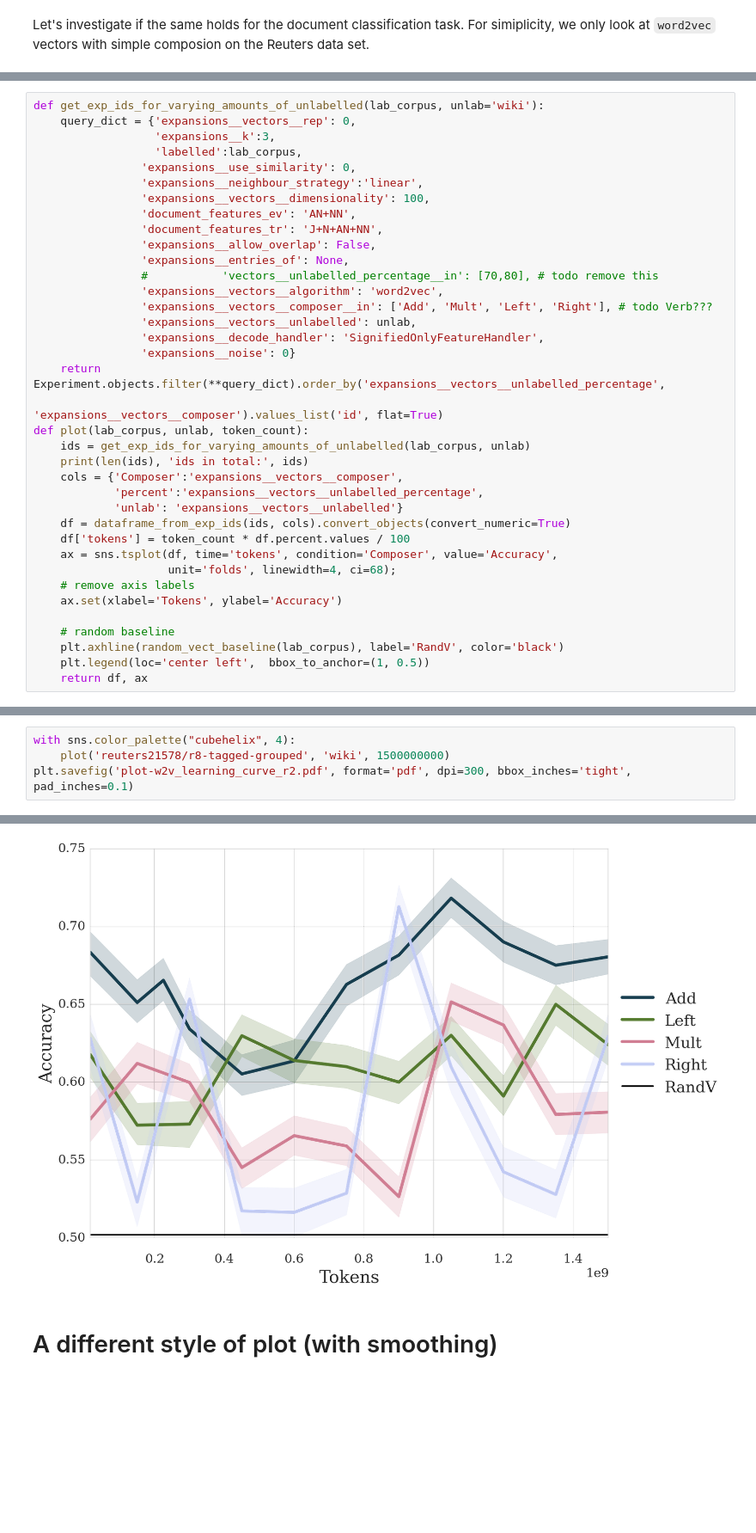
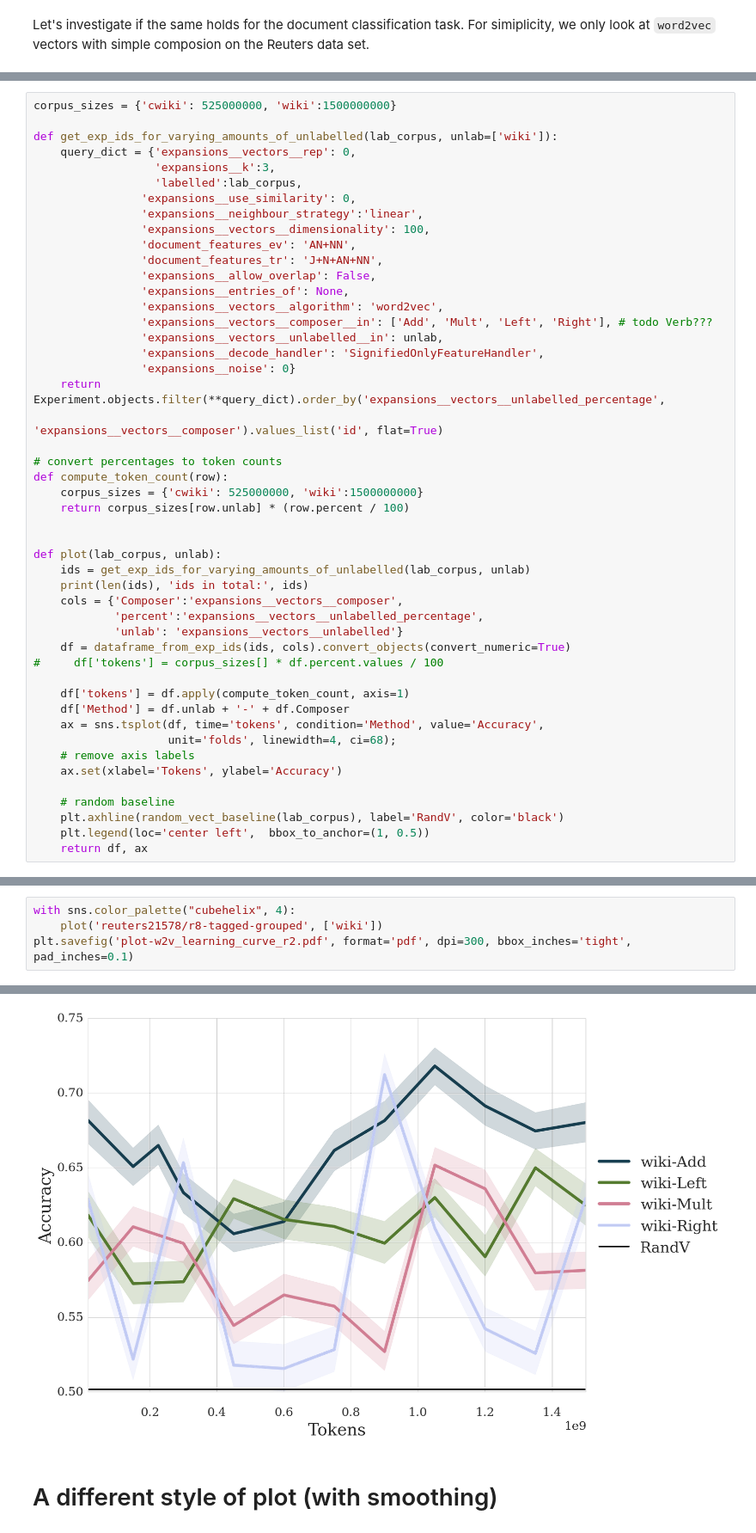
Before and after one commit to mbatchkarov/ExpLosion, a Jupyter notebook: notebooks/effect_of_unlabelled_size.ipynb, the cells around one changed output, grey strips where cells are left out. Shown at 86% size. Drawn from its saved outputs; the diff is of its cells as text; blank space fills up the shorter version.

Commit message:
tweaked learning curve plots

```diff
--- a/notebooks/effect_of_unlabelled_size.ipynb
+++ b/notebooks/effect_of_unlabelled_size.ipynb
@@ -17,5 +17,7 @@ sns.categorical.bootstrap = my_bootstrap
 # %%
-def get_exp_ids_for_varying_amounts_of_unlabelled(lab_corpus, unlab='wiki'):
+corpus_sizes = {'cwiki': 525000000, 'wiki':1500000000}
+
+def get_exp_ids_for_varying_amounts_of_unlabelled(lab_corpus, unlab=['wiki']):
     query_dict = {'expansions__vectors__rep': 0,
                   'expansions__k':3,
                   'labelled':lab_corpus,
@@ -26,23 +28,32 @@ def get_exp_ids_for_varying_amounts_of_unlabelled(lab_corpus, unlab='wiki'):
                 'document_features_tr': 'J+N+AN+NN',
                 'expansions__allow_overlap': False,
                 'expansions__entries_of': None,
-                #           'vectors__unlabelled_percentage__in': [70,80], # todo remove this
                 'expansions__vectors__algorithm': 'word2vec',
                 'expansions__vectors__composer__in': ['Add', 'Mult', 'Left', 'Right'], # todo Verb???
-                'expansions__vectors__unlabelled': unlab,
+                'expansions__vectors__unlabelled__in': unlab,
                 'expansions__decode_handler': 'SignifiedOnlyFeatureHandler',
                 'expansions__noise': 0}
     return Experiment.objects.filter(**query_dict).order_by('expansions__vectors__unlabelled_percentage',
                                                            'expansions__vectors__composer').values_list('id', flat=True)
-def plot(lab_corpus, unlab, token_count):
+
+# convert percentages to token counts
+def compute_token_count(row):
+    corpus_sizes = {'cwiki': 525000000, 'wiki':1500000000}
+    return corpus_sizes[row.unlab] * (row.percent / 100)
+
+
+def plot(lab_corpus, unlab):
     ids = get_exp_ids_for_varying_amounts_of_unlabelled(lab_corpus, unlab)
     print(len(ids), 'ids in total:', ids)
     cols = {'Composer':'expansions__vectors__composer',
             'percent':'expansions__vectors__unlabelled_percentage',
             'unlab': 'expansions__vectors__unlabelled'}
     df = dataframe_from_exp_ids(ids, cols).convert_objects(convert_numeric=True)
-    df['tokens'] = token_count * df.percent.values / 100
-    ax = sns.tsplot(df, time='tokens', condition='Composer', value='Accuracy',
+#     df['tokens'] = corpus_sizes[] * df.percent.values / 100
+
+    df['tokens'] = df.apply(compute_token_count, axis=1)
+    df['Method'] = df.unlab + '-' + df.Composer
+    ax = sns.tsplot(df, time='tokens', condition='Method', value='Accuracy',
                     unit='folds', linewidth=4, ci=68);
     # remove axis labels
     ax.set(xlabel='Tokens', ylabel='Accuracy')
@@ -77,6 +77,6 @@ unlab has 16000 values
 # %%
 with sns.color_palette("cubehelix", 4):
-    plot('reuters21578/r8-tagged-grouped', 'wiki', 1500000000)
+    plot('reuters21578/r8-tagged-grouped', ['wiki'])
 plt.savefig('plot-w2v_learning_curve_r2.pdf', format='pdf', dpi=300, bbox_inches='tight', pad_inches=0.1)
 # %% [output]
 45 ids in total: [125, 147, 136, 158, 126, 148, 137, 159, 364, 127, 149, 138, 160, 128, 150, 139, 161, 130, 152, 141, '...(remaining elements truncated)...']
@@ -99,4 +88,4 @@ unlab has 22500 values
-[figure, old version]
+[figure, new version]
 # %% [markdown]
 # A different style of plot (with smoothing)
 # %%
```
Also changed, not shown: parts of 3 cells of this notebook, 2 other files.
